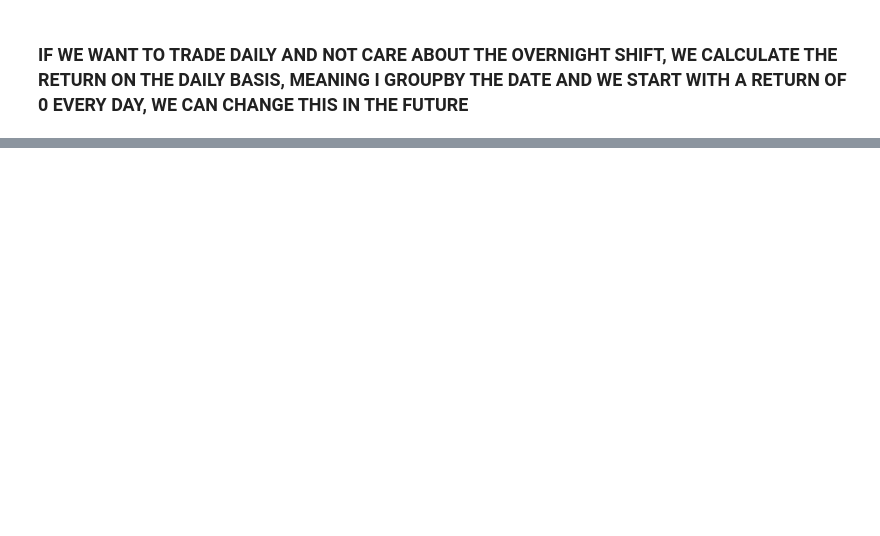
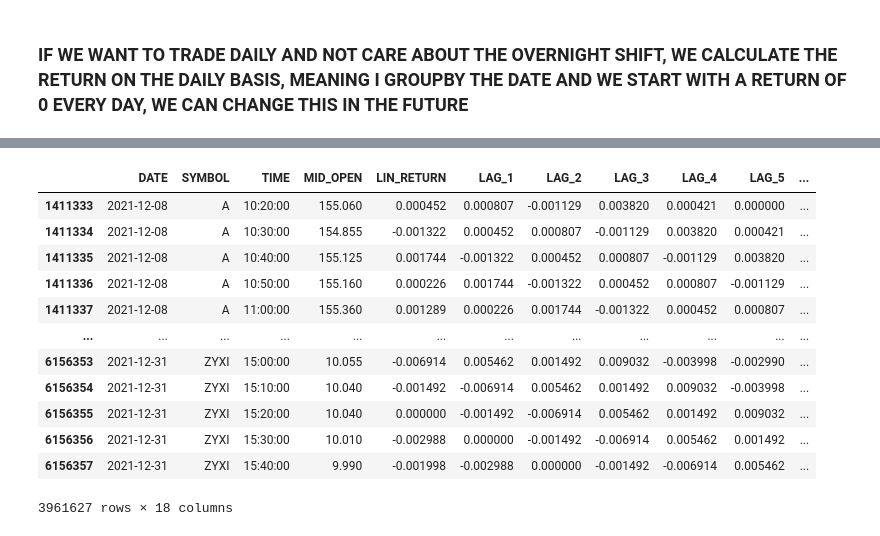
Before and after one commit to PipsCods/High-Frequency-Trading-with-Deep-Learning, a Jupyter notebook: src/notebooks/data_loading.ipynb, the cells around one changed output, grey strips where cells are left out. Drawn from its saved outputs; the diff is of its cells as text; code cells hidden in the pictures; blank space fills up the shorter version.

```diff
--- a/src/notebooks/data_loading.ipynb
+++ b/src/notebooks/data_loading.ipynb
@@ -52,0 +222,30 @@ df.to_parquet("../../data/high_10m.parquet", index = False)
+# %%
+# Test
+test_df = test_df.copy()
+test_df["OLS_PRED"] = y_pred_ols
+test_df["LASSO_PRED"] = y_pred_lasso
+test_df["RIDGE_PRED"] = y_pred_ridge
+
+test_df["OLS_SIGNAL"] = test_df["OLS_PRED"].apply(lambda x: 1 if x > 0 else -1)
+test_df["LASSO_SIGNAL"] = test_df["LASSO_PRED"].apply(lambda x: 1 if x > 0 else -1)
+test_df["RIDGE_SIGNAL"] = test_df["RIDGE_PRED"].apply(lambda x: 1 if x > 0 else -1)
+
+test_df
+# Save the test data with predictions
+test_df.to_parquet("../../data/high_10m_test.parquet", index = False)
+# %%
+test_df
+# %% [output]
+|  | DATE | SYMBOL | TIME | MID_OPEN | LIN_RETURN | LAG_1 | LAG_2 | LAG_3 | LAG_4 | LAG_5 | ... |
+| 1411333 | 2021-12-08 | A | 10:20:00 | 155.060 | 0.000452 | 0.000807 | -0.001129 | 0.003820 | 0.000421 | 0.000000 | ... |
+| 1411334 | 2021-12-08 | A | 10:30:00 | 154.855 | -0.001322 | 0.000452 | 0.000807 | -0.001129 | 0.003820 | 0.000421 | ... |
+| 1411335 | 2021-12-08 | A | 10:40:00 | 155.125 | 0.001744 | -0.001322 | 0.000452 | 0.000807 | -0.001129 | 0.003820 | ... |
+| 1411336 | 2021-12-08 | A | 10:50:00 | 155.160 | 0.000226 | 0.001744 | -0.001322 | 0.000452 | 0.000807 | -0.001129 | ... |
+| 1411337 | 2021-12-08 | A | 11:00:00 | 155.360 | 0.001289 | 0.000226 | 0.001744 | -0.001322 | 0.000452 | 0.000807 | ... |
+| ... | ... | ... | ... | ... | ... | ... | ... | ... | ... | ... | ... |
+| 6156353 | 2021-12-31 | ZYXI | 15:00:00 | 10.055 | -0.006914 | 0.005462 | 0.001492 | 0.009032 | -0.003998 | -0.002990 | ... |
+| 6156354 | 2021-12-31 | ZYXI | 15:10:00 | 10.040 | -0.001492 | -0.006914 | 0.005462 | 0.001492 | 0.009032 | -0.003998 | ... |
+| 6156355 | 2021-12-31 | ZYXI | 15:20:00 | 10.040 | 0.000000 | -0.001492 | -0.006914 | 0.005462 | 0.001492 | 0.009032 | ... |
+| 6156356 | 2021-12-31 | ZYXI | 15:30:00 | 10.010 | -0.002988 | 0.000000 | -0.001492 | -0.006914 | 0.005462 | 0.001492 | ... |
+| 6156357 | 2021-12-31 | ZYXI | 15:40:00 | 9.990 | -0.001998 | -0.002988 | 0.000000 | -0.001492 | -0.006914 | 0.005462 | ... |
+3961627 rows × 18 columns
```
Also changed, not shown: parts of 9 cells of this notebook.
